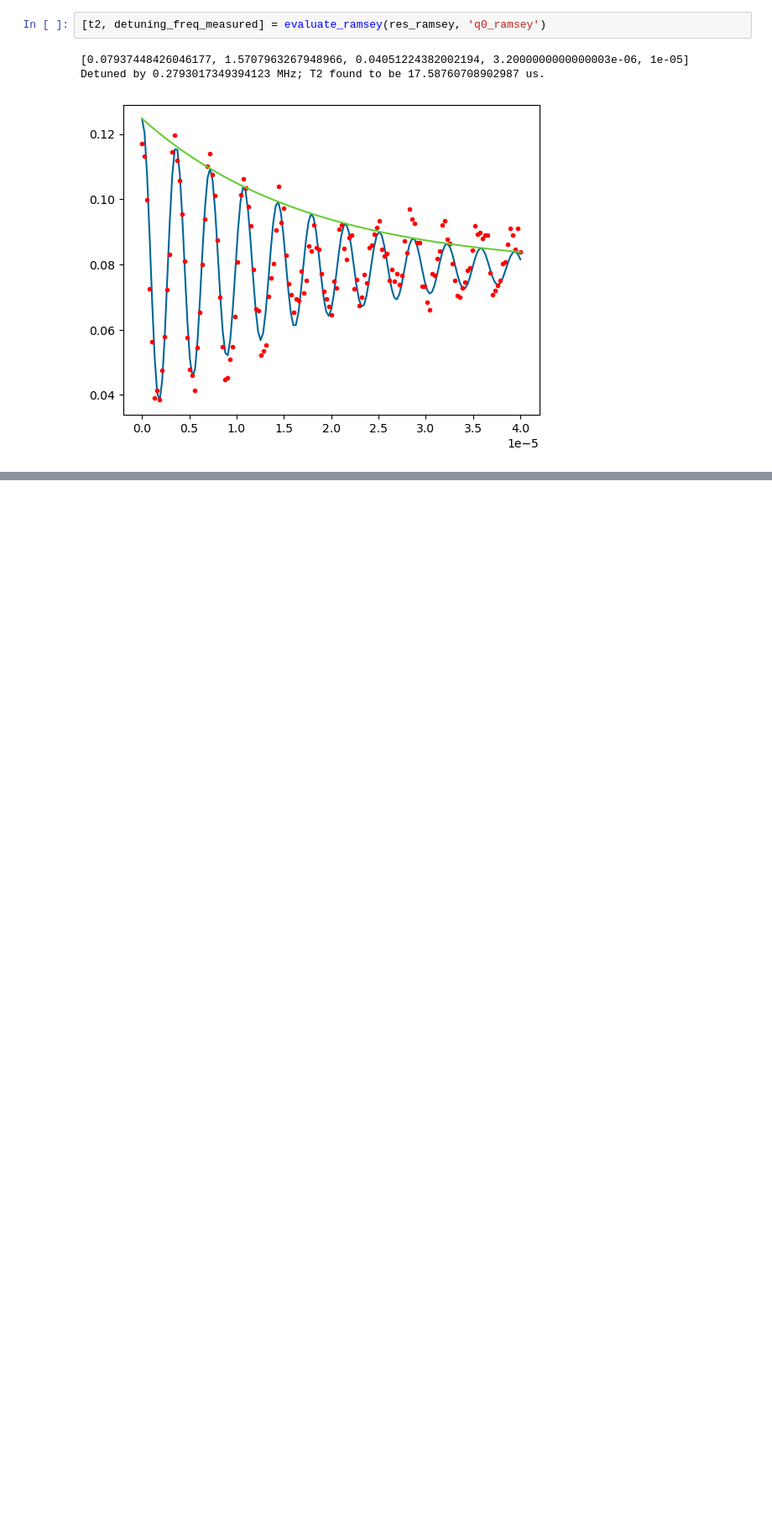
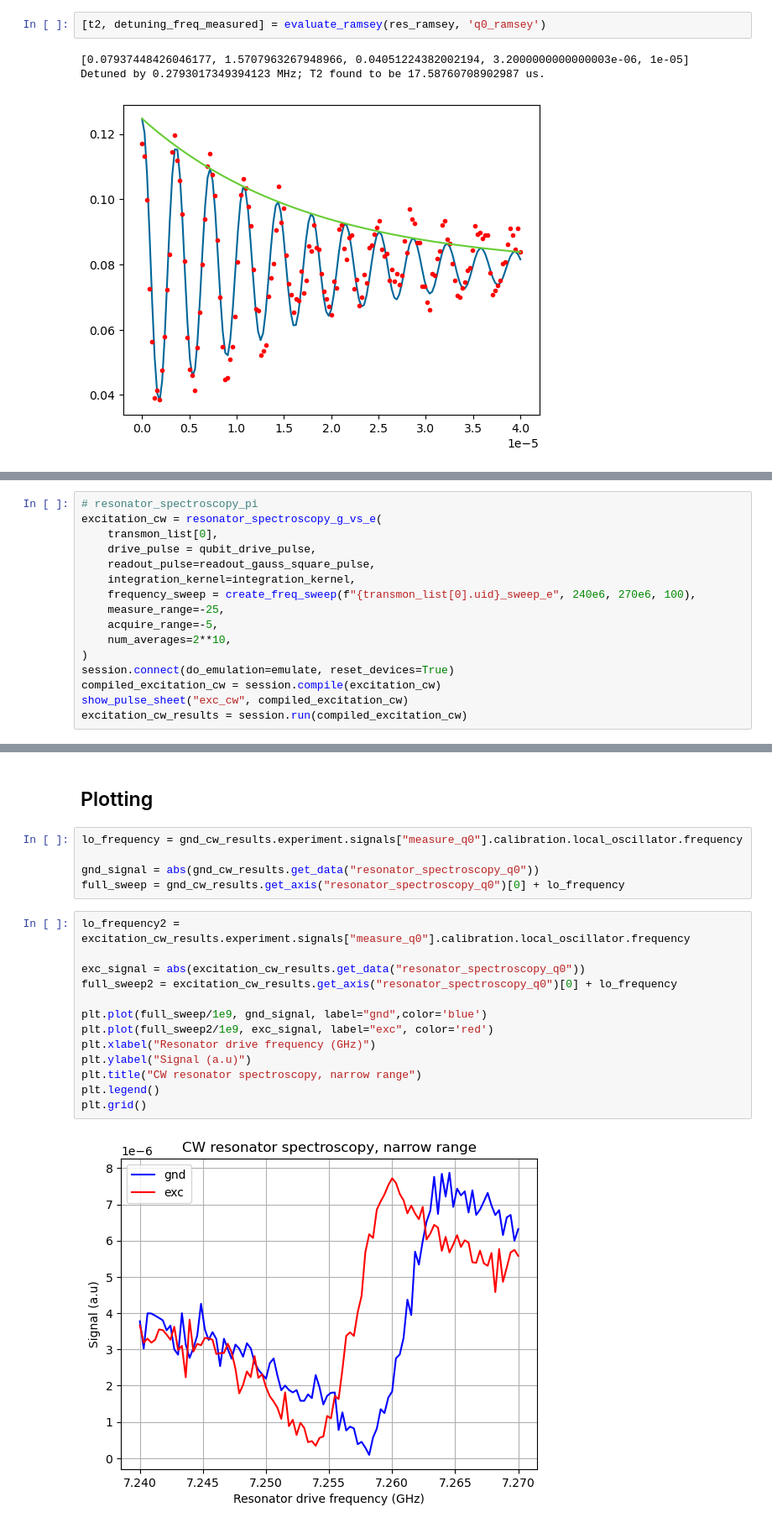
Before and after one commit to ngchihuan/Tune_up_scripts, a Jupyter notebook: Tune_Up_Active_Reset.ipynb, the cells around one changed output, grey strips where cells are left out. Shown at 84% size. Saved outputs shown, nothing was run; the diff lists cells and outputs as text; blank space fills up the shorter version.

Commit message:
Add kernel optimization exps, but not working yet

```diff
--- a/Tune_Up_Active_Reset.ipynb
+++ b/Tune_Up_Active_Reset.ipynb
@@ -820,0 +861,16 @@ Detuned by 0.2793017349394123 MHz; T2 found to be 17.58760708902987 us.
+# %%
+# resonator_spectroscopy_pi
+excitation_cw = resonator_spectroscopy_g_vs_e(
+    transmon_list[0],
+    drive_pulse = qubit_drive_pulse,
+    readout_pulse=readout_gauss_square_pulse,
+    integration_kernel=integration_kernel,
+    frequency_sweep = create_freq_sweep(f"{transmon_list[0].uid}_sweep_e", 240e6, 270e6, 100),
+    measure_range=-25,
+    acquire_range=-5,
+    num_averages=2**10,
+)
+session.connect(do_emulation=emulate, reset_devices=True)
+compiled_excitation_cw = session.compile(excitation_cw)
+show_pulse_sheet("exc_cw", compiled_excitation_cw)
+excitation_cw_results = session.run(compiled_excitation_cw)
@@ -820,0 +897,22 @@ Detuned by 0.2793017349394123 MHz; T2 found to be 17.58760708902987 us.
+# %% [markdown]
+## Plotting
+# %%
+lo_frequency = gnd_cw_results.experiment.signals["measure_q0"].calibration.local_oscillator.frequency
+
+gnd_signal = abs(gnd_cw_results.get_data("resonator_spectroscopy_q0"))
+full_sweep = gnd_cw_results.get_axis("resonator_spectroscopy_q0")[0] + lo_frequency
+# %%
+lo_frequency2 = excitation_cw_results.experiment.signals["measure_q0"].calibration.local_oscillator.frequency
+
+exc_signal = abs(excitation_cw_results.get_data("resonator_spectroscopy_q0"))
+full_sweep2 = excitation_cw_results.get_axis("resonator_spectroscopy_q0")[0] + lo_frequency
+
+plt.plot(full_sweep/1e9, gnd_signal, label="gnd",color='blue')
+plt.plot(full_sweep2/1e9, exc_signal, label="exc", color='red')
+plt.xlabel("Resonator drive frequency (GHz)")
+plt.ylabel("Signal (a.u)")
+plt.title("CW resonator spectroscopy, narrow range")
+plt.legend()
+plt.grid()
+# %% [output]
+[figure, added]
```
Also changed, not shown: parts of 31 cells of this notebook, 3 other files.
